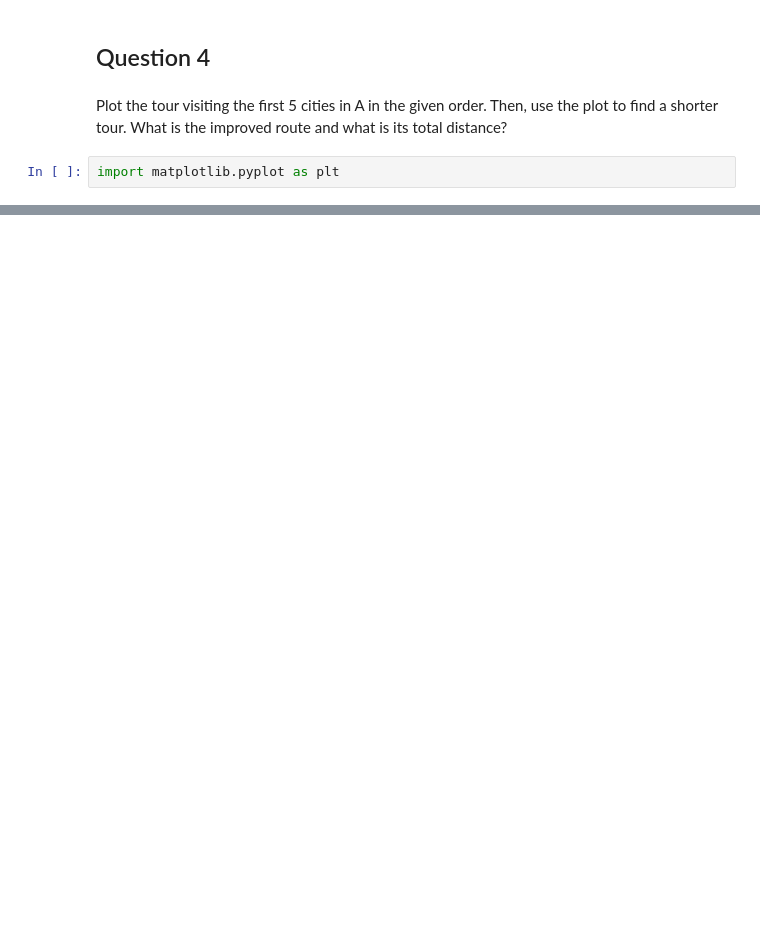
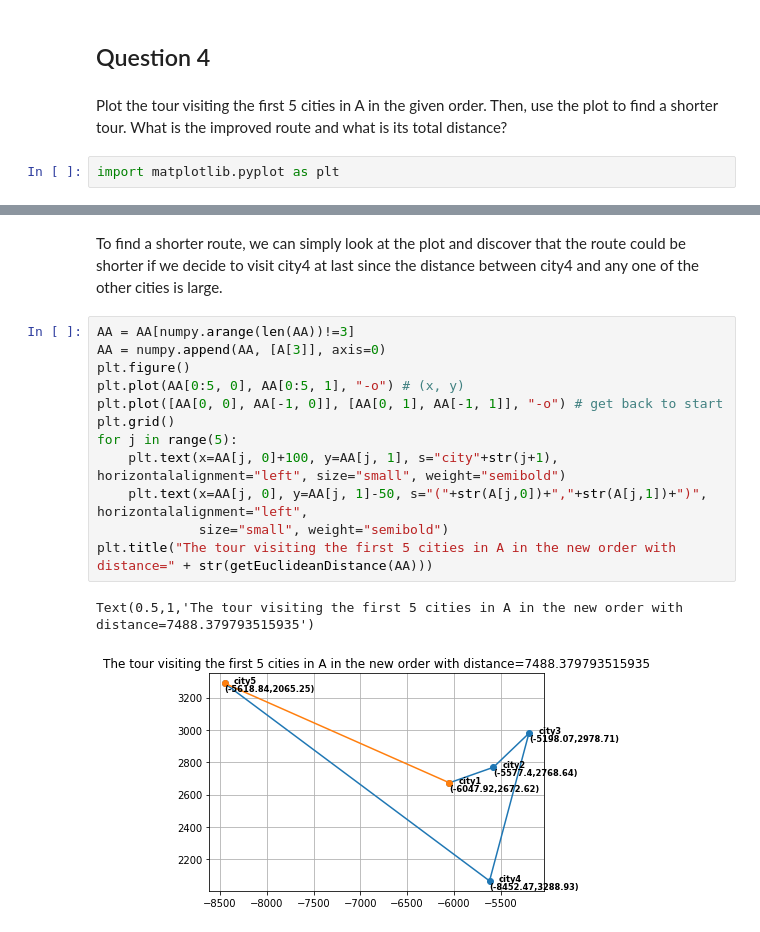
Before and after one commit to JohnniaX/381-Programming, a Jupyter notebook: Math381HW4.ipynb, the cells around one changed output, grey strips where cells are left out. Saved outputs shown, nothing was run; the diff lists cells and outputs as text; blank space fills up the shorter version.

```diff
--- a/Math381HW4.ipynb
+++ b/Math381HW4.ipynb
@@ -72,0 +89,17 @@ Text(0.5,1,'Plot of the tour visiting the first 5 cities in A in the given order
+# %% [markdown]
+To find a shorter route, we can simply look at the plot and discover that the route could be shorter if we decide to visit city4 at last since the distance between city4 and any one of the other cities is large.
+# %%
+AA = AA[numpy.arange(len(AA))!=3]
+AA = numpy.append(AA, [A[3]], axis=0)
+plt.figure()
+plt.plot(AA[0:5, 0], AA[0:5, 1], "-o") # (x, y)
+plt.plot([AA[0, 0], AA[-1, 0]], [AA[0, 1], AA[-1, 1]], "-o") # get back to start
+plt.grid()
+for j in range(5):
+    plt.text(x=AA[j, 0]+100, y=AA[j, 1], s="city"+str(j+1), horizontalalignment="left", size="small", weight="semibold")
+    plt.text(x=AA[j, 0], y=AA[j, 1]-50, s="("+str(A[j,0])+","+str(A[j,1])+")", horizontalalignment="left",
+             size="small", weight="semibold")
+plt.title("The tour visiting the first 5 cities in A in the new order with distance=" + str(getEuclideanDistance(AA)))
+# %% [output]
+Text(0.5,1,'The tour visiting the first 5 cities in A in the new order with distance=7488.379793515935')
+[figure, added]
```
Also changed, not shown: parts of 49 cells of this notebook.
